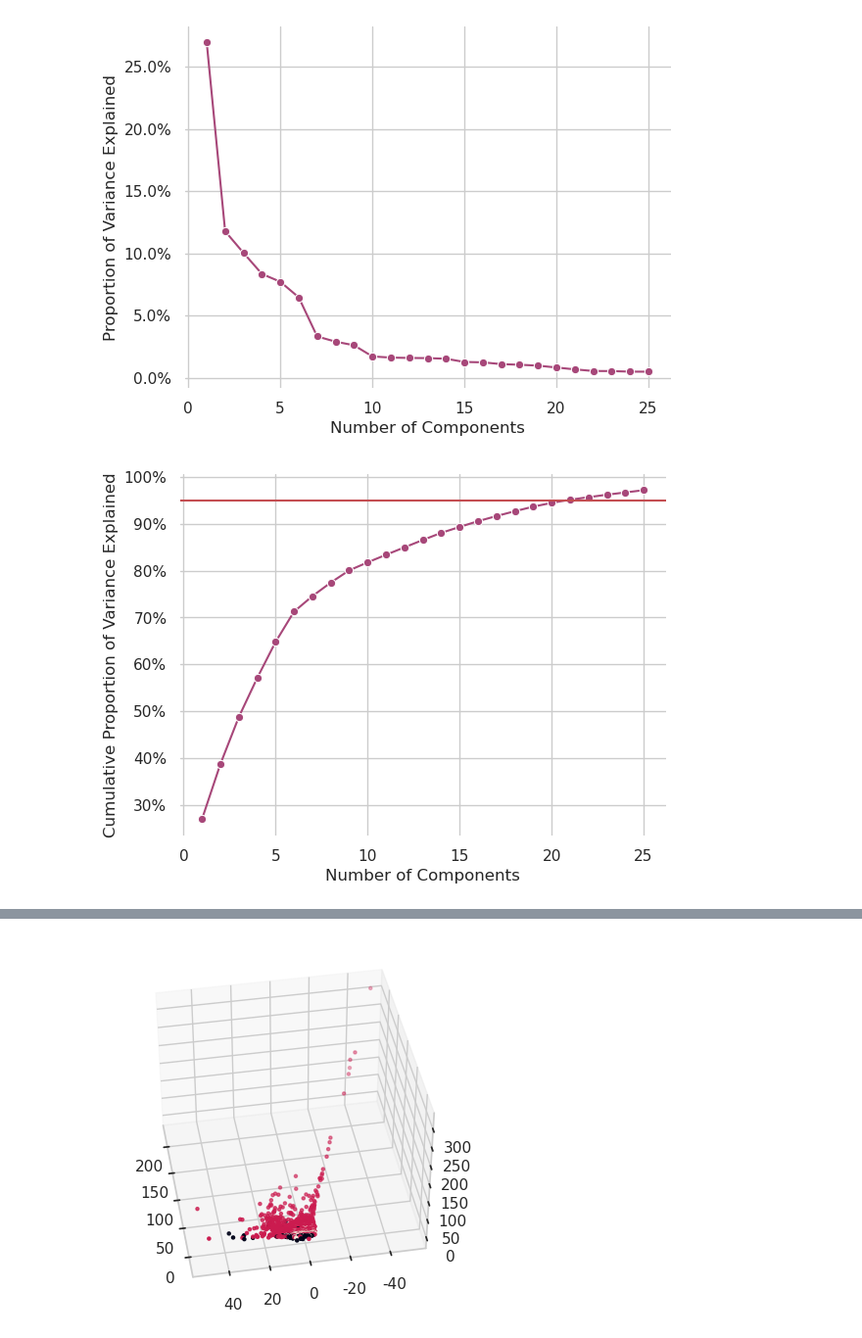
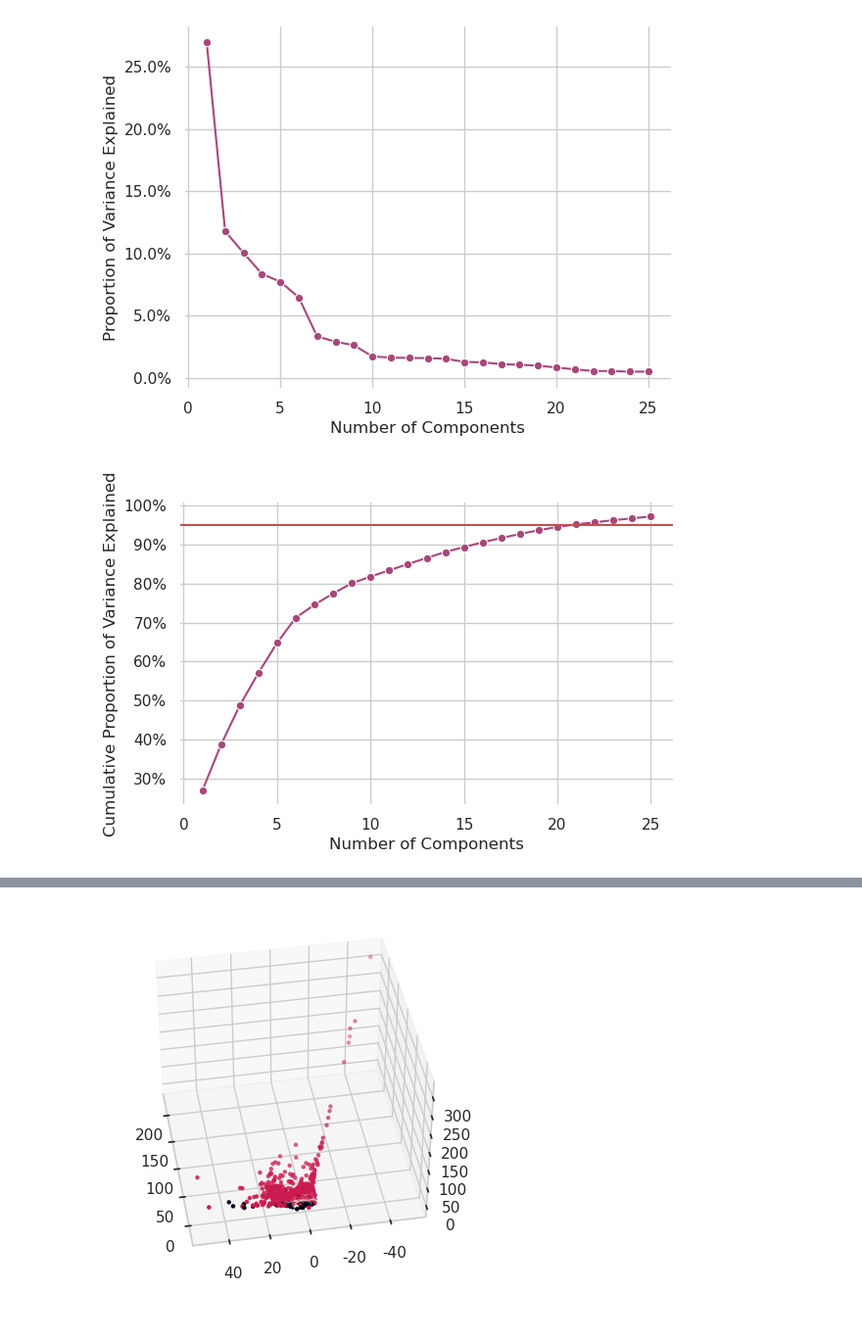
Before and after one commit to rapsoj/sml-practical, a Jupyter notebook: SML-Combined-Notebook.ipynb, the cells around one changed output, grey strips where cells are left out. Shown at 98% size. Saved outputs shown, nothing was run; the diff lists cells and outputs as text; code cells hidden in the pictures.

```diff
--- a/SML-Combined-Notebook.ipynb
+++ b/SML-Combined-Notebook.ipynb
@@ -442,21 +442,22 @@ fig.savefig("scree.png", dpi=1200, bbox_inches="tight")
 # %%
 var_ratio = np.cumsum(pca.explained_variance_ratio_)
 
+plt.figure(figsize = (6.5, 4))
 ax = sns.lineplot(y=var_ratio*100, x=range(1, 26), marker='o', color="#a74779")
 ax.set(title = "",
        ylabel = "Cumulative Proportion of Variance Explained",
        xlabel = "Number of Components")
 ax.axhline(y = 95, color = 'r', linestyle = '-')
 sns.set(font = "CMU Serif", style="whitegrid")
 ax.yaxis.set_major_formatter(mtick.PercentFormatter())
 sns.despine(left=True, bottom=True)
 ax
 
 # Export plot
 fig = ax.get_figure()
 fig.savefig("cum_var.png", dpi=1200, bbox_inches="tight")
 # %% [output]
-[figure, old version]
+[figure, new version]
 # %%
 # Compute the projections onto the principal components. Adhering to the 95% rule, K=21.
 Z_train_pca = pca.transform(X_train_clean)[:, :21]
```
Also changed, not shown: parts of 78 cells of this notebook, 2 other files.
